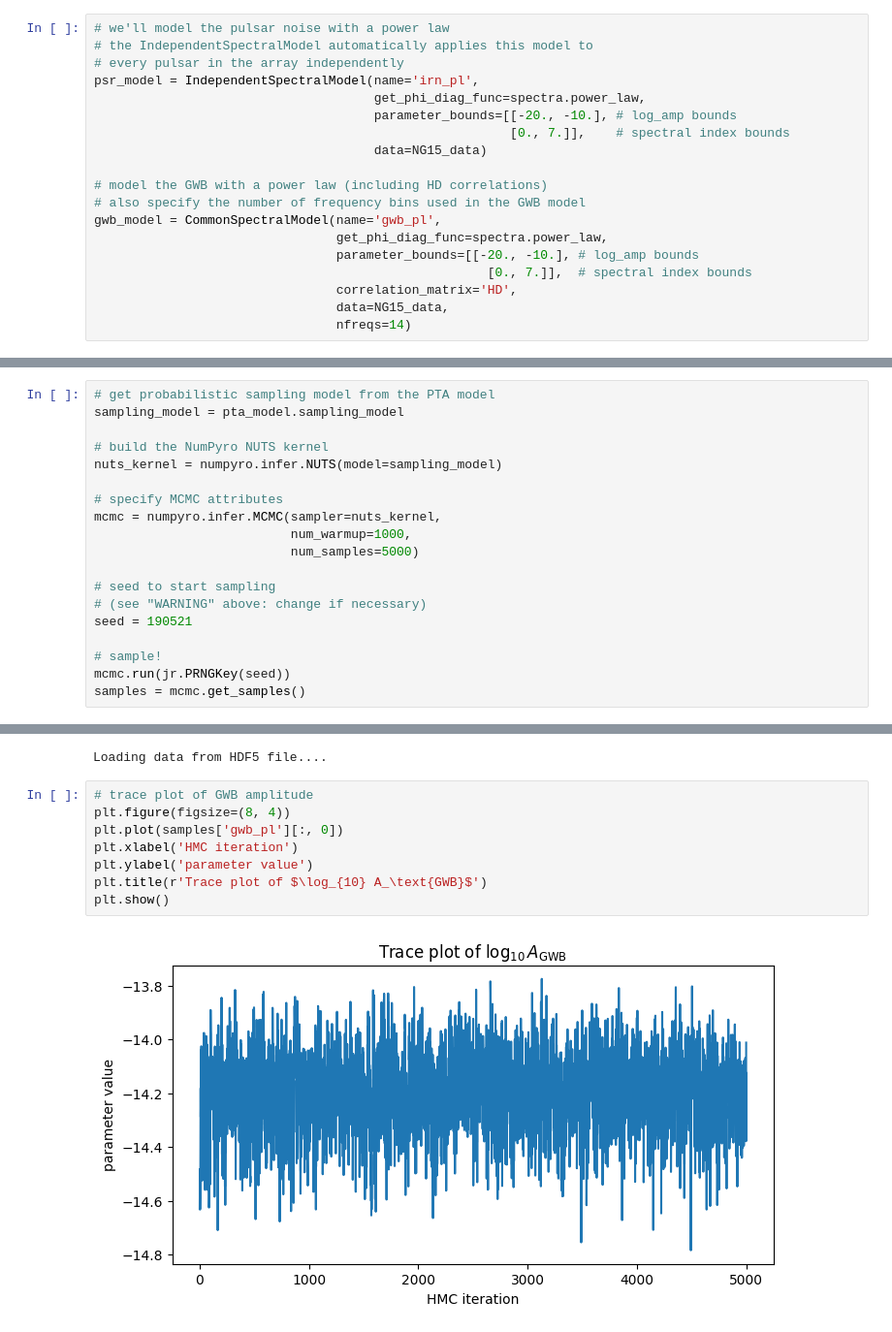
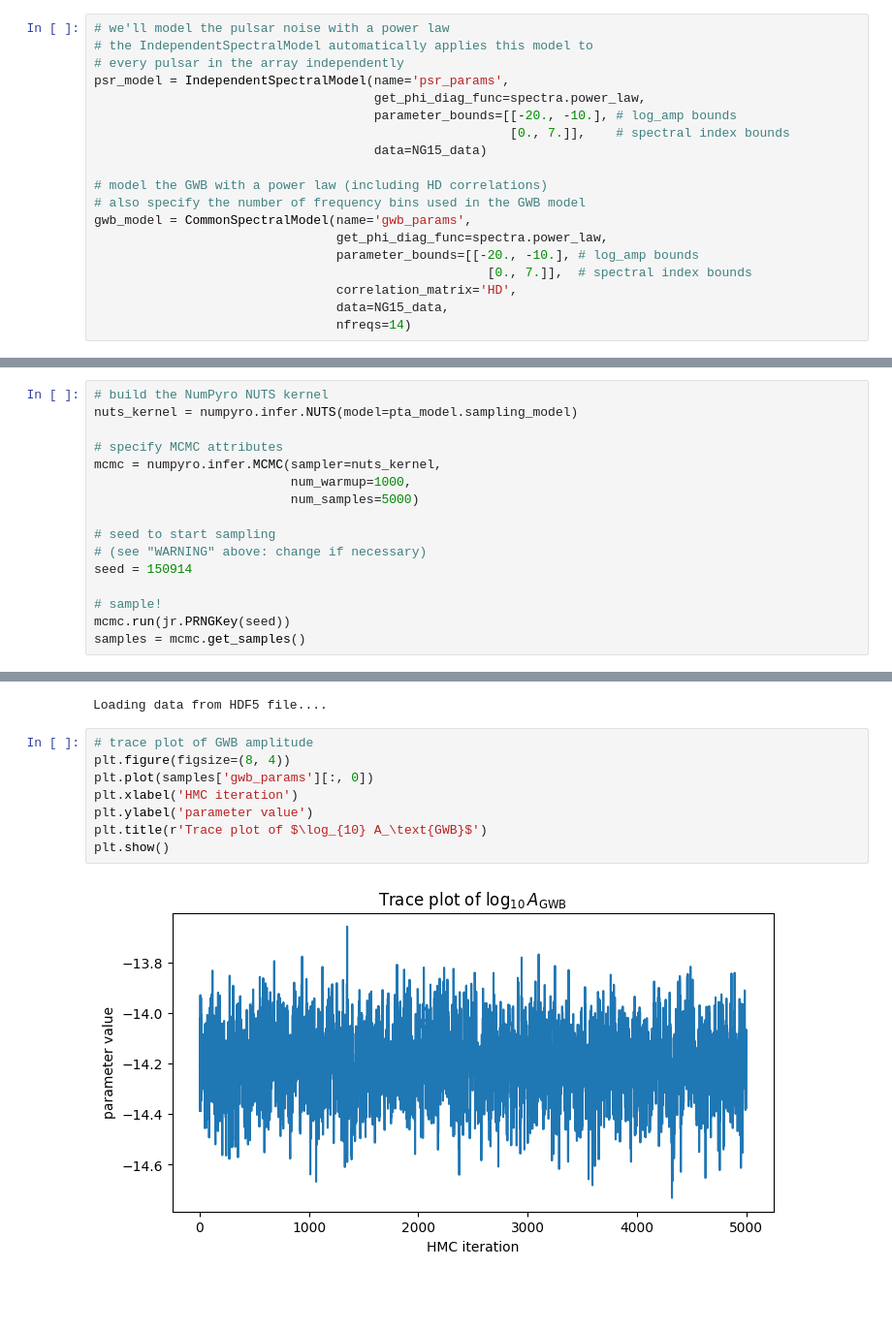
Before and after one commit to XGI-MSU/prometheus, a Jupyter notebook: examples/gwb_pe.ipynb, the cells around one changed output, grey strips where cells are left out. Shown at 97% size. Cells and saved outputs as stored; diff of their text form; blank space fills up the shorter version.

Commit message:
refactor sampling model and remove explicit posterior construction

```diff
--- a/examples/gwb_pe.ipynb
+++ b/examples/gwb_pe.ipynb
@@ -128,7 +128,7 @@ Advanced users need not adhere to the two-spectral-model-requirement above. Inst
 # we'll model the pulsar noise with a power law
 # the IndependentSpectralModel automatically applies this model to
 # every pulsar in the array independently
-psr_model = IndependentSpectralModel(name='irn_pl',
+psr_model = IndependentSpectralModel(name='psr_params',
                                      get_phi_diag_func=spectra.power_law,
                                      parameter_bounds=[[-20., -10.], # log_amp bounds
                                                        [0., 7.]],    # spectral index bounds
@@ -136,7 +136,7 @@ psr_model = IndependentSpectralModel(name='irn_pl',
 
 # model the GWB with a power law (including HD correlations)
 # also specify the number of frequency bins used in the GWB model
-gwb_model = CommonSpectralModel(name='gwb_pl',
+gwb_model = CommonSpectralModel(name='gwb_params',
                                 get_phi_diag_func=spectra.power_law,
                                 parameter_bounds=[[-20., -10.], # log_amp bounds
                                                     [0., 7.]],  # spectral index bounds
@@ -193,9 +165,6 @@ __WARNING__: On occasion, the NUTS sampler will warm-up in a non-representative
 # %%
-# get probabilistic sampling model from the PTA model
-sampling_model = pta_model.sampling_model
-
 # build the NumPyro NUTS kernel
-nuts_kernel = numpyro.infer.NUTS(model=sampling_model)
+nuts_kernel = numpyro.infer.NUTS(model=pta_model.sampling_model)
 
 # specify MCMC attributes
 mcmc = numpyro.infer.MCMC(sampler=nuts_kernel,
@@ -204,7 +173,7 @@ mcmc = numpyro.infer.MCMC(sampler=nuts_kernel,
 
 # seed to start sampling
 # (see "WARNING" above: change if necessary)
-seed = 190521
+seed = 150914
 
 # sample!
 mcmc.run(jr.PRNGKey(seed))
@@ -251,12 +219,12 @@ Loading data from HDF5 file....
 # %%
 # trace plot of GWB amplitude
 plt.figure(figsize=(8, 4))
-plt.plot(samples['gwb_pl'][:, 0])
+plt.plot(samples['gwb_params'][:, 0])
 plt.xlabel('HMC iteration')
 plt.ylabel('parameter value')
 plt.title(r'Trace plot of $\log_{10} A_\text{GWB}$')
 plt.show()
 # %% [output]
-[figure, old version]
+[figure, new version]
 # %%
 # corner plot of GWB recovery
```
Also changed, not shown: parts of 9 cells of this notebook, 12 other files.
